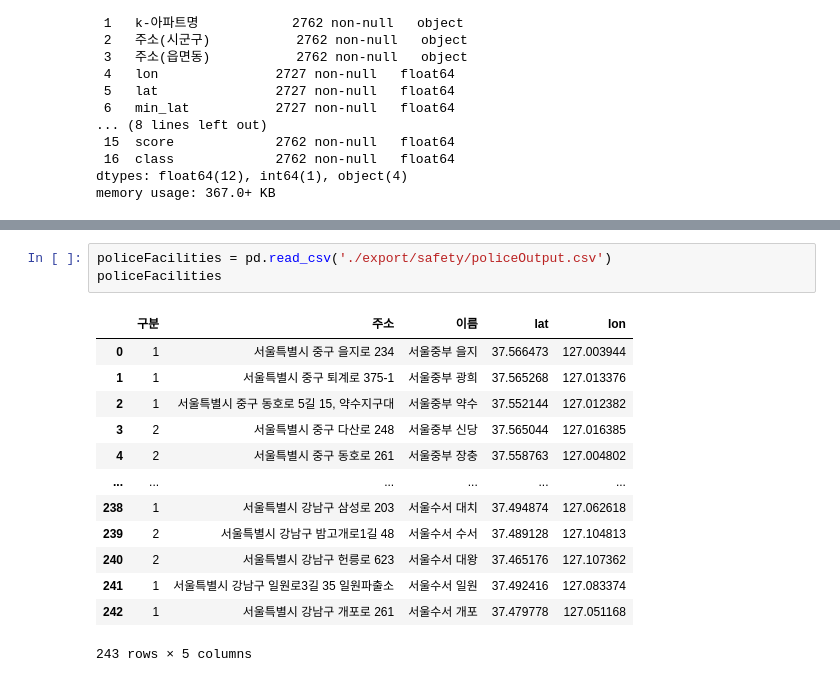
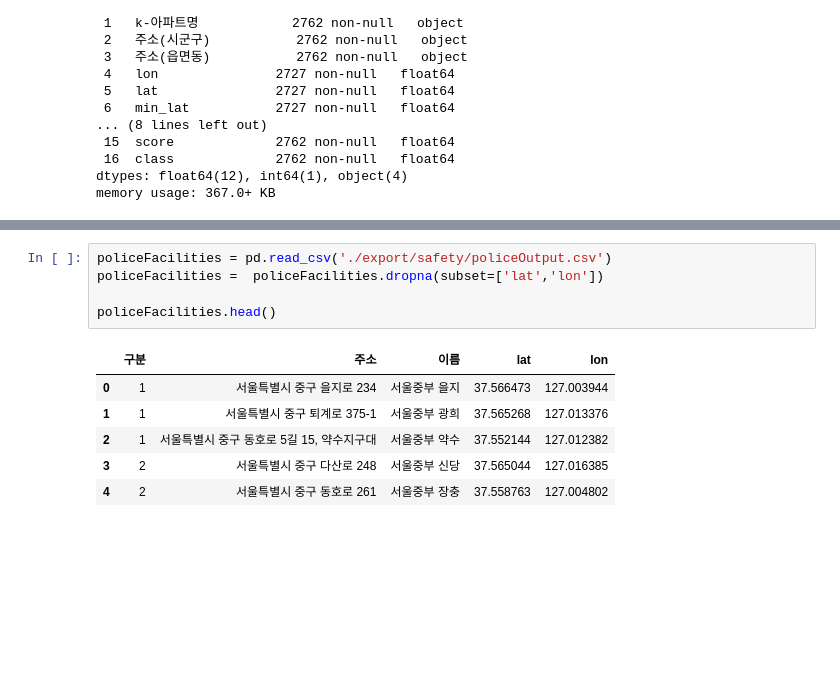
Before and after one commit to fenpon/Machine-Learning-Project1, a Jupyter notebook: mainModel.ipynb, the cells around one changed output, grey strips where cells are left out. Drawn from its saved outputs; the diff is of its cells as text; blank space fills up the shorter version.

```diff
--- a/mainModel.ipynb
+++ b/mainModel.ipynb
@@ -96,18 +93,13 @@ hospitals.head()
 | 4 | JDQ4MTg4MSM1MSMkMSMkMCMkODkkMzgxM... | 학교법인가톨릭학원가톨릭대학교서울성모병원 | 1 | 0.199852 | 1.435631 | 0.0 | 37.502394 | 127.005861 |
 # %%
 policeFacilities = pd.read_csv('./export/safety/policeOutput.csv')
-policeFacilities
+policeFacilities =  policeFacilities.dropna(subset=['lat','lon'])
+
+policeFacilities.head()
 # %% [output]
 |  | 구분 | 주소 | 이름 | lat | lon |
 | 0 | 1 | 서울특별시 중구 을지로 234 | 서울중부 을지 | 37.566473 | 127.003944 |
 | 1 | 1 | 서울특별시 중구 퇴계로 375-1 | 서울중부 광희 | 37.565268 | 127.013376 |
 | 2 | 1 | 서울특별시 중구 동호로 5길 15, 약수지구대 | 서울중부 약수 | 37.552144 | 127.012382 |
 | 3 | 2 | 서울특별시 중구 다산로 248 | 서울중부 신당 | 37.565044 | 127.016385 |
 | 4 | 2 | 서울특별시 중구 동호로 261 | 서울중부 장충 | 37.558763 | 127.004802 |
-| ... | ... | ... | ... | ... | ... |
-| 238 | 1 | 서울특별시 강남구 삼성로 203 | 서울수서 대치 | 37.494874 | 127.062618 |
-| 239 | 2 | 서울특별시 강남구 밤고개로1길 48 | 서울수서 수서 | 37.489128 | 127.104813 |
-| 240 | 2 | 서울특별시 강남구 헌릉로 623 | 서울수서 대왕 | 37.465176 | 127.107362 |
-| 241 | 1 | 서울특별시 강남구 일원로3길 35 일원파출소 | 서울수서 일원 | 37.492416 | 127.083374 |
-| 242 | 1 | 서울특별시 강남구 개포로 261 | 서울수서 개포 | 37.479778 | 127.051168 |
-243 rows × 5 columns
```
Also changed, not shown: parts of 20 cells of this notebook, 9 other files.
